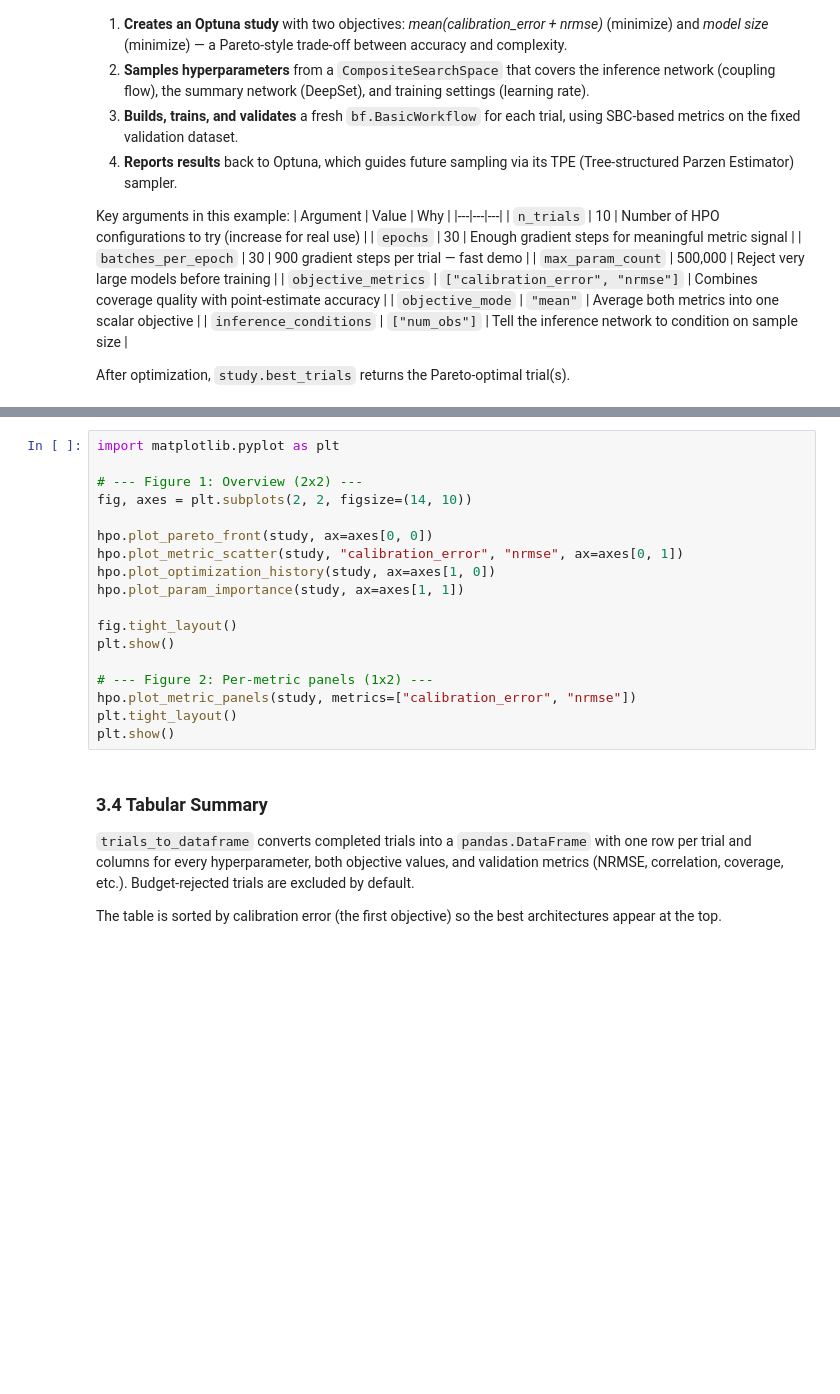
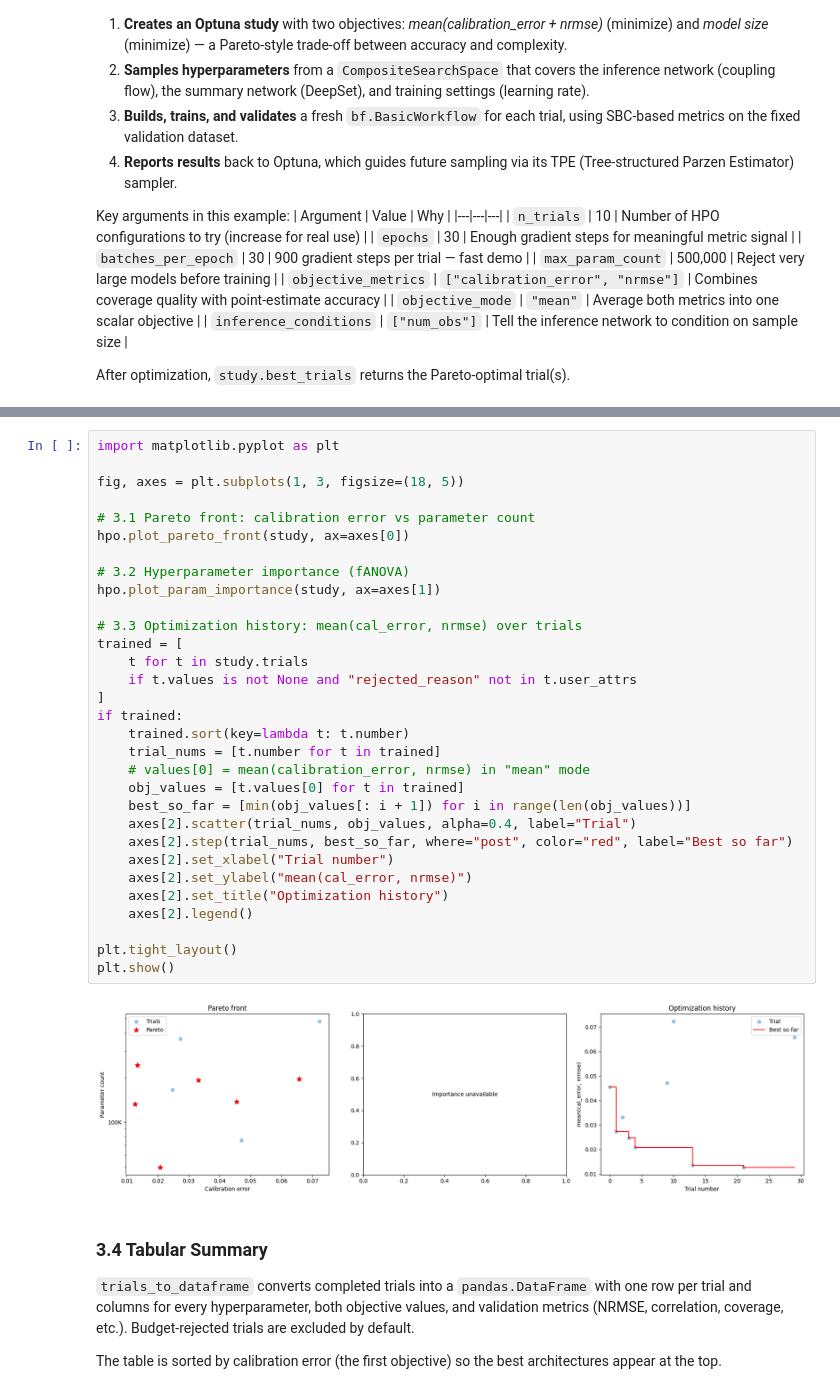
Before and after one commit to matthiaskloft/bayesflow-hpo, a Jupyter notebook: examples/quickstart.ipynb, the cells around one changed output, grey strips where cells are left out. Cells and saved outputs as stored; diff of their text form; blank space fills up the shorter version.

```diff
--- a/examples/quickstart.ipynb
+++ b/examples/quickstart.ipynb
@@ -138,21 +314,36 @@ Per-metric views decompose the composite objective to show how each metric indiv
 # %%
 import matplotlib.pyplot as plt
 
-# --- Figure 1: Overview (2x2) ---
-fig, axes = plt.subplots(2, 2, figsize=(14, 10))
+fig, axes = plt.subplots(1, 3, figsize=(18, 5))
 
-hpo.plot_pareto_front(study, ax=axes[0, 0])
-hpo.plot_metric_scatter(study, "calibration_error", "nrmse", ax=axes[0, 1])
-hpo.plot_optimization_history(study, ax=axes[1, 0])
-hpo.plot_param_importance(study, ax=axes[1, 1])
+# 3.1 Pareto front: calibration error vs parameter count
+hpo.plot_pareto_front(study, ax=axes[0])
 
-fig.tight_layout()
-plt.show()
+# 3.2 Hyperparameter importance (fANOVA)
+hpo.plot_param_importance(study, ax=axes[1])
 
-# --- Figure 2: Per-metric panels (1x2) ---
-hpo.plot_metric_panels(study, metrics=["calibration_error", "nrmse"])
+# 3.3 Optimization history: mean(cal_error, nrmse) over trials
+trained = [
+    t for t in study.trials
+    if t.values is not None and "rejected_reason" not in t.user_attrs
+]
+if trained:
+    trained.sort(key=lambda t: t.number)
+    trial_nums = [t.number for t in trained]
+    # values[0] = mean(calibration_error, nrmse) in "mean" mode
+    obj_values = [t.values[0] for t in trained]
+    best_so_far = [min(obj_values[: i + 1]) for i in range(len(obj_values))]
+    axes[2].scatter(trial_nums, obj_values, alpha=0.4, label="Trial")
+    axes[2].step(trial_nums, best_so_far, where="post", color="red", label="Best so far")
+    axes[2].set_xlabel("Trial number")
+    axes[2].set_ylabel("mean(cal_error, nrmse)")
+    axes[2].set_title("Optimization history")
+    axes[2].legend()
+
 plt.tight_layout()
 plt.show()
+# %% [output]
+[figure, added]
 # %% [markdown]
 ### 3.4 Tabular Summary
 
```
Also changed, not shown: parts of 4 cells of this notebook, 14 other files.
